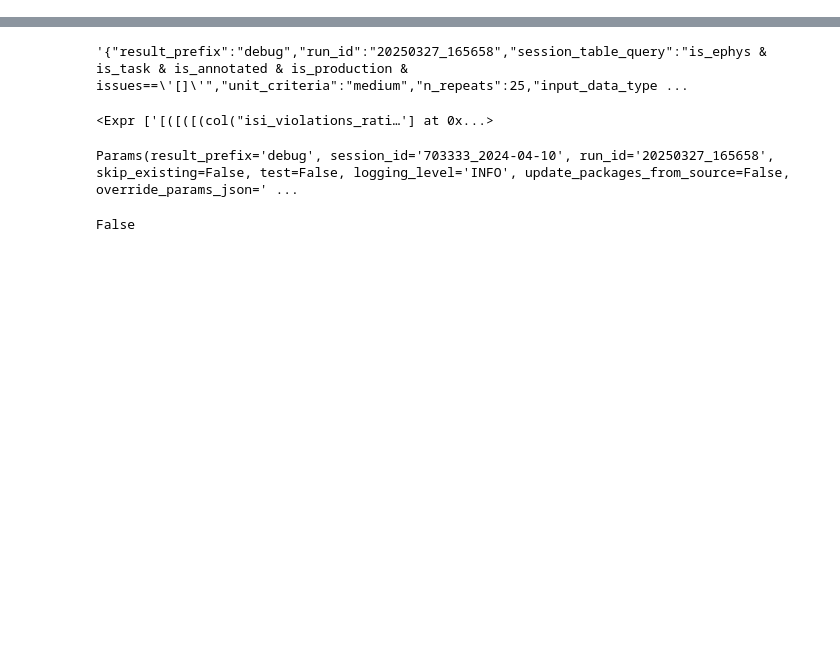
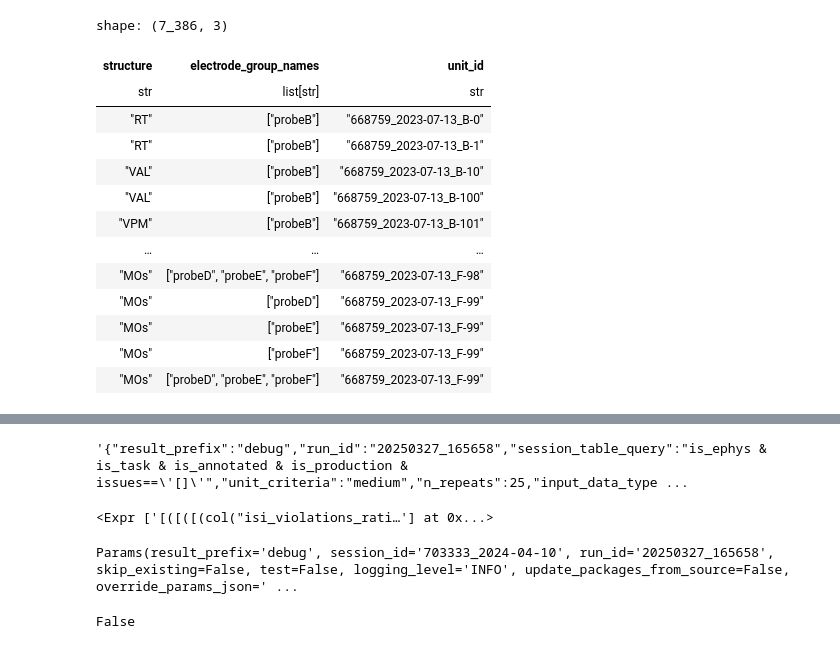
Before and after one commit to AllenNeuralDynamics/dynamicrouting-face-decoding-loo, a Jupyter notebook: code/Untitled.ipynb, the cells around one changed output, grey strips where cells are left out. Cells and saved outputs as stored; diff of their text form; code cells hidden in the pictures; blank space fills up the shorter version.

```diff
--- a/code/Untitled.ipynb
+++ b/code/Untitled.ipynb
@@ -6,0 +90,53 @@ params = Params()
+# %%
+ (
+        utils.get_df('units', lazy=True)
+     .filter(pl.col('session_id') == "668759_2023-07-13")
+
+        # create list of probe names per session-structure:
+        .group_by('session_id', 'structure')
+        .agg(
+            pl.all().exclude('electrode_group_name'),
+            pl.col('electrode_group_name').unique().alias('electrode_group_names'),
+        )
+        # duplicate those with multiple probes (col becomes List[List[String]]):
+        .with_columns(
+            pl.when(pl.col('electrode_group_names').list.n_unique().gt(1))
+            .then(pl.col('electrode_group_names').repeat_by(2))
+            .otherwise(pl.col('electrode_group_names').repeat_by(1))
+        )
+        # # .explode(pl.all().exclude('session_id', 'structure', 'electrode_group_names'))
+        .explode('electrode_group_names')
+
+        # convert the duplicated rows to joined 'probeA_probeB' format:
+        .with_columns(
+            pl.when(pl.col('electrode_group_names').is_first_distinct().over('session_id', 'structure'))
+            .then(pl.col('electrode_group_names'))
+            .otherwise(pl.col('electrode_group_names').list.join('_').cast(pl.List(pl.String)))
+        )
+        # create individual lists vs single list for duplicate/non-duplicate rows:
+        # [probeA, probeB] vs [[probeA], [probeB]]
+        .with_columns(
+            pl.col('electrode_group_names').list.eval(pl.element().str.split('_'))
+        )
+         .explode(pl.all().exclude('session_id', 'structure', 'electrode_group_names'))
+        .explode('electrode_group_names')
+
+         .select('structure', 'electrode_group_names', 'unit_id')
+         .sort('unit_id')
+
+).collect()
+# %% [output]
+shape: (7_386, 3)
+| structure | electrode_group_names | unit_id |
+| str | list[str] | str |
+| "RT" | ["probeB"] | "668759_2023-07-13_B-0" |
+| "RT" | ["probeB"] | "668759_2023-07-13_B-1" |
+| "VAL" | ["probeB"] | "668759_2023-07-13_B-10" |
+| "VAL" | ["probeB"] | "668759_2023-07-13_B-100" |
+| "VPM" | ["probeB"] | "668759_2023-07-13_B-101" |
+| … | … | … |
+| "MOs" | ["probeD", "probeE", "probeF"] | "668759_2023-07-13_F-98" |
+| "MOs" | ["probeD"] | "668759_2023-07-13_F-99" |
+| "MOs" | ["probeE"] | "668759_2023-07-13_F-99" |
+| "MOs" | ["probeF"] | "668759_2023-07-13_F-99" |
+| "MOs" | ["probeD", "probeE", "probeF"] | "668759_2023-07-13_F-99" |
```
Also changed, not shown: parts of 5 cells of this notebook, 2 other files.
